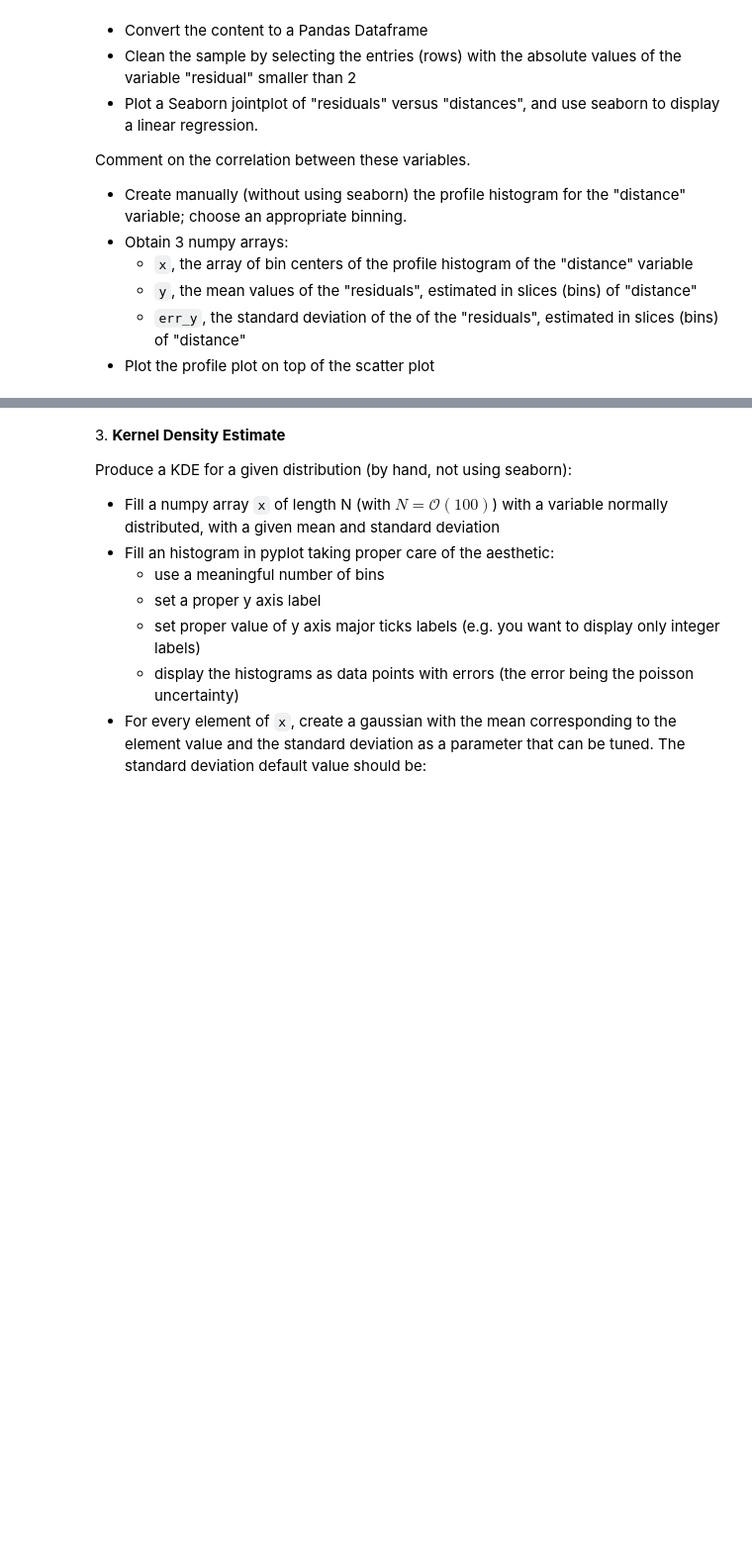
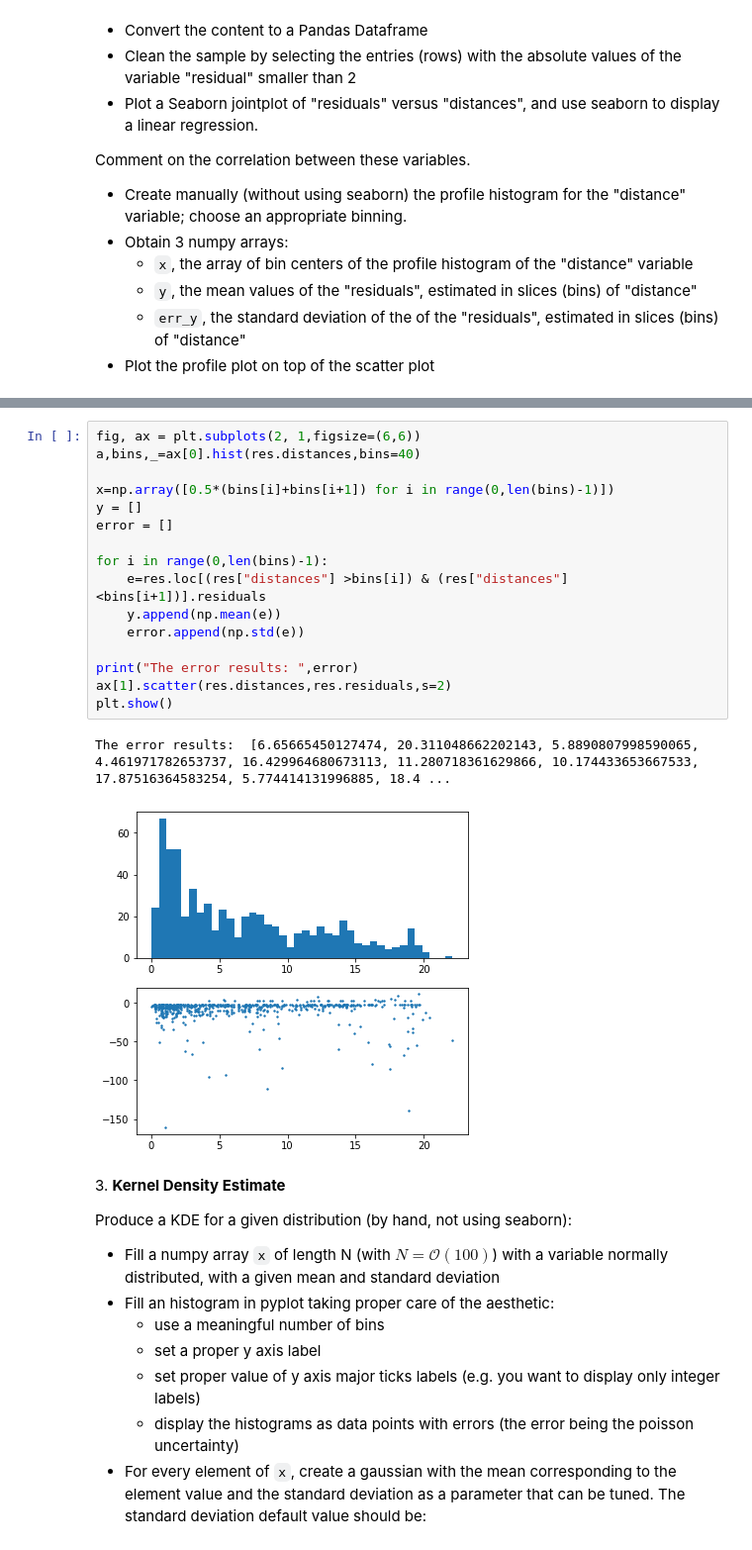
Before and after one commit to zucchett/HighLevelProgramming2021, a Jupyter notebook: 07ex_visualization.ipynb, the cells around one changed output, grey strips where cells are left out. Shown at 99% size. Saved outputs shown, nothing was run; the diff lists cells and outputs as text; blank space fills up the shorter version.

```diff
--- a/07ex_visualization.ipynb
+++ b/07ex_visualization.ipynb
@@ -34,3 +71,22 @@ Comment on the correlation between these variables.
+# %%
+fig, ax = plt.subplots(2, 1,figsize=(6,6))
+a,bins,_=ax[0].hist(res.distances,bins=40)
+
+x=np.array([0.5*(bins[i]+bins[i+1]) for i in range(0,len(bins)-1)])
+y = []
+error = []
+
+for i in range(0,len(bins)-1):
+    e=res.loc[(res["distances"] >bins[i]) & (res["distances"] <bins[i+1])].residuals
+    y.append(np.mean(e))
+    error.append(np.std(e))
+
+print("The error results: ",error)
+ax[1].scatter(res.distances,res.residuals,s=2)
+plt.show()
+# %% [output]
+The error results:  [6.65665450127474, 20.311048662202143, 5.8890807998590065, 4.461971782653737, 16.429964680673113, 11.280718361629866, 10.174433653667533, 17.87516364583254, 5.774414131996885, 18.4 ...
+[figure, added]
 # %% [markdown]
 3\. **Kernel Density Estimate**
 
```
Also changed, not shown: parts of 4 cells of this notebook.
